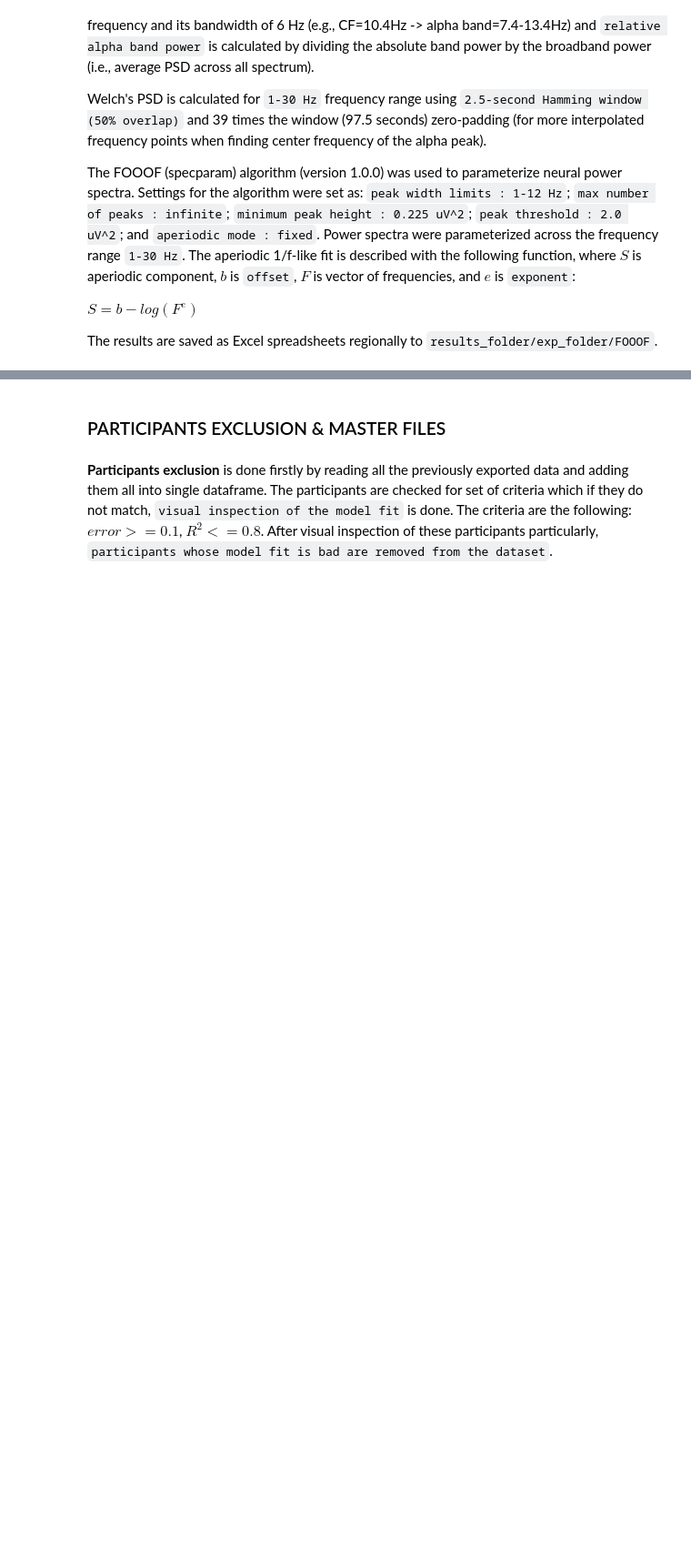
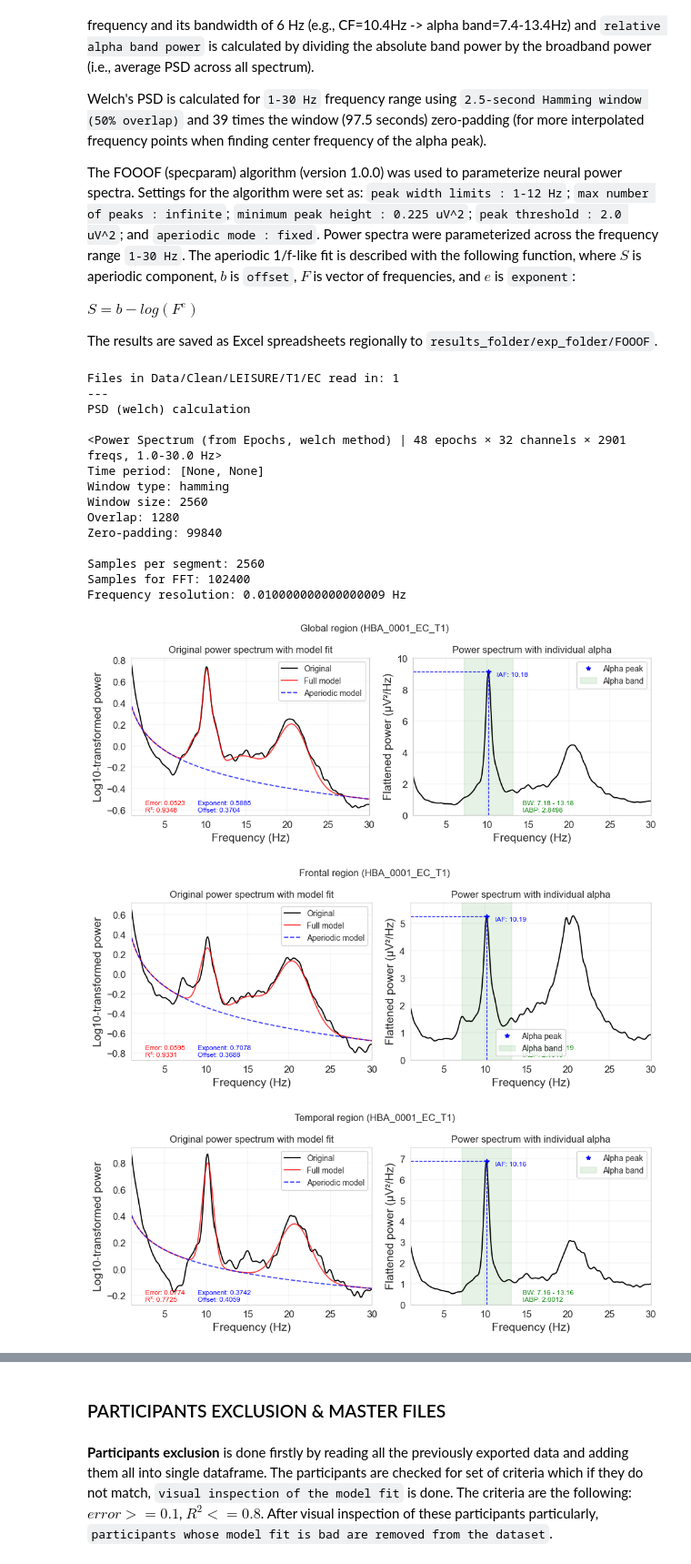
Before and after one commit to teanijarv/EEG-pyline, a Jupyter notebook: studies/Campbell_LEISURE_rsEEG_aperiodic+ind_alpha+attention.ipynb, the cells around one changed output, grey strips where cells are left out. Shown at 91% size. Cells and saved outputs as stored; diff of their text form; code cells hidden in the pictures; blank space fills up the shorter version.

```diff
--- a/studies/Campbell_LEISURE_rsEEG_aperiodic+ind_alpha+attention.ipynb
+++ b/studies/Campbell_LEISURE_rsEEG_aperiodic+ind_alpha+attention.ipynb
@@ -68,7 +74,9 @@ file_dirs, subject_names = arrange.read_files(dir_inprogress,'.bdf')
 for i in range(len(file_dirs)):
     # Read in the raw EEG data
     raw = mne.io.read_raw_bdf(file_dirs[i], infer_types=True, eog=eog_channels,
-                              stim_channel=stimulus_channel).drop_channels(['Erg1'])
+                              stim_channel=stimulus_channel)
+    if 'Erg1' in raw.info['ch_names']:
+        raw = raw.drop_channels(['Erg1'])
 
     # Set the right montage (Biosemi32) and set reference as average across all channels
     raw = raw.set_montage(mne.channels.make_standard_montage(montage)).load_data()\
@@ -147,8 +155,13 @@ bands = {'Alpha' : [7, 14]}
 brain_regions = {'Global' : ['Fp1', 'AF3', 'F3', 'FC1', 'Fp2', 'AF4', 'F4', 'FC2', 'Fz',
                              'F7', 'FC5', 'T7', 'C3', 'F8', 'FC6', 'T8', 'C4', 'Cz',
                              'CP5', 'P3', 'P7', 'CP6', 'P4', 'P8', 'CP1', 'CP2', 'Pz',
-                             'PO3', 'PO4', 'O1', 'O2', 'Oz']}
-flat_spectr_scale = 'linear'
+                             'PO3', 'PO4', 'O1', 'O2', 'Oz'],
+                 'Frontal' : ['AF3', 'F3', 'FC1', 'AF4', 'F4', 'FC2', 'Fz'],
+                 'Temporal' : ['F7', 'FC5', 'T7', 'F8', 'FC6', 'T8'],
+                 'Parieto-occipital' : ['P3', 'P7', 'P4', 'P8', 'Pz',
+                                        'PO3', 'PO4', 'O1', 'O2', 'Oz']}
+
+ind_spectr_type = 'linear_flat' # linear_normal, _normal, 'linear_flat', log_flat
 plot_rich = True
 savefig = True
 savespectrum = False
@@ -218,11 +231,17 @@ for i in range(len(file_dirs)):
         fm.fit(freqs, psds_temp, psd_params['fminmax'])
 
         # Log-linear conversion based on the chosen amplitude scale
-        if flat_spectr_scale == 'linear':
+        if ind_spectr_type == 'linear_flat':
             flatten_spectrum = 10 ** fm._spectrum_flat
+            flat_spectr_ylabel = 'Flattened power (µV\u00b2/Hz)'
+        elif ind_spectr_type == 'log_flat':
+            flatten_spectrum = fm._spectrum_flat
+            flat_spectr_ylabel = 'Flattened log10-transformed power'
+        elif ind_spectr_type == 'linear_normal':
+            flatten_spectrum = psds_temp
             flat_spectr_ylabel = 'Power (µV\u00b2/Hz)'
-        elif flat_spectr_scale == 'log':
-            flatten_spectrum = fm._spectrum_flat
+        elif ind_spectr_type == 'log_normal':
+            flatten_spectrum = np.log10(psds_temp)
             flat_spectr_ylabel = 'Log10-transformed power'
 
         # Find individual alpha band parameters
@@ -240,11 +259,11 @@ for i in range(len(file_dirs)):
         # Plot power spectrum model + aperiodic fit
         fig, axs = plt.subplots(nrows=1, ncols=2, figsize=(10, 4), dpi=100)
         plot_spectrum(fm.freqs, fm.power_spectrum,
-                    ax=axs[0], plot_style=None, **data_kwargs)
+                    ax=axs[0], **data_kwargs)
         plot_spectrum(fm.freqs, fm.fooofed_spectrum_,
-                    ax=axs[0], plot_style=None, **model_kwargs)
+                    ax=axs[0], **model_kwargs)
         plot_spectrum(fm.freqs, fm._ap_fit,
-                    ax=axs[0], plot_style=None, **aperiodic_kwargs)
+                    ax=axs[0], **aperiodic_kwargs)
         axs[0].set_xlim(psd_params['fminmax'])
         axs[0].grid(linewidth=0.2)
         axs[0].set_xlabel('Frequency (Hz)')
@@ -254,18 +273,20 @@ for i in range(len(file_dirs)):
 
         # Flattened spectrum plot (i.e., minus aperiodic fit)
         plot_spectrum(fm.freqs, flatten_spectrum,
-                    ax=axs[1], plot_style=None, **flat_kwargs)
+                    ax=axs[1], **flat_kwargs)
         axs[1].plot(cf, pw, '*', color='blue', label='{} peak'.format(list(bands.keys())[0]))
         axs[1].set_xlim(psd_params['fminmax'])
-        if flat_spectr_scale == 'linear': (axs[1].set_ylim([0, pw*1.1]))
-        if flat_spectr_scale == 'log': (axs[1].set_ylim([None, pw*1.1]))
+        if ind_spectr_type == 'linear_flat' or ind_spectr_type == 'linear_normal':
+            (axs[1].set_ylim([0, pw*1.1]))
+        if ind_spectr_type == 'log_flat' or ind_spectr_type == 'log_normal':
+            (axs[1].set_ylim([None, pw*1.1]))
         axs[1].axvline(x=cf, ymin=0, ymax=pw/(pw*1.1), **hvline_kwargs)
         axs[1].axhline(y=pw, xmin=0, xmax=cf/(psd_params['fminmax'][1]+1), **hvline_kwargs)
         axs[1].axvspan(bw[0], bw[1], alpha=0.1, color='green', label='{} band'.format(list(bands.keys())[0]))
         axs[1].grid(linewidth=0.2)
         axs[1].set_xlabel('Frequency (Hz)')
         axs[1].set_ylabel(flat_spectr_ylabel)
-        axs[1].set_title('Flattened power spectrum')
+        axs[1].set_title('Power spectrum with individual alpha')
         axs[1].legend()
 
         # If true, plot all the exported variables on the plots
@@ -302,36 +323,57 @@ for i in range(len(file_dirs)):
         globals()["df_fooof_"+region].loc[globals()["df_fooof_"+region].index[i],'{} BW'.\
                         format(list(bands.keys())[0])] = str(bw)
         globals()["df_fooof_"+region].loc[globals()["df_fooof_"+region].index[i],'{} absolute power'.\
                         format(list(bands.keys())[0])] = abs_bp
         globals()["df_fooof_"+region].loc[globals()["df_fooof_"+region].index[i],'{} relative power'.\
                         format(list(bands.keys())[0])] = rel_bp
         globals()["df_fooof_"+region].loc[globals()["df_fooof_"+region].index[i],'R_2']\
                                                         = fm.get_params('r_squared')
         globals()["df_fooof_"+region].loc[globals()["df_fooof_"+region].index[i],'Error']\
                                                         = fm.get_params('error')
 
         # Add the original and flattened power spectra to the dataframe
         globals()["df_powerspectra_"+region].loc[subject_names[i]] = fm.power_spectrum
         globals()["df_flatpowerspectra_"+region].loc[subject_names[i]] = flatten_spectrum
 
 # Export aperiodic data for all regions
 for region in df_psds_regions.columns:
-    globals()["df_fooof_"+region].to_excel('{}/{}/FOOOF/{}_{}_fooof.xlsx'.format(results_folder,
+    globals()["df_fooof_"+region].to_excel('{}/{}/FOOOF/{}_{}_{}_fooof.xlsx'.format(results_folder,
                                                                                 exp_folder,
                                                                                 exp_condition,
-                                                                                region))
+                                                                                region,
+                                                                                ind_spectr_type))
     display(globals()["df_fooof_"+region])
 
     if savespectrum == True:
-        globals()["df_powerspectra_"+region].to_excel('{}/{}/{}/{}_powerspectra_{}.xlsx'.format(spectra_folder,
+        globals()["df_powerspectra_"+region].to_excel('{}/{}/{}/{}_powerspectra_{}_{}.xlsx'.format(spectra_folder,
                                                                                                 exp_folder,
                                                                                                 spectrum_name,
                                                                                                 exp_condition,
-                                                                                                region))
-        globals()["df_flatpowerspectra_"+region].to_excel('{}/{}/{}/{}_flatpowerspectra_{}.xlsx'.format(spectra_folder,
+                                                                                                region,
+                                                                                                ind_spectr_type))
+        globals()["df_flatpowerspectra_"+region].to_excel('{}/{}/{}/{}_flatpowerspectra_{}_{}.xlsx'.format(spectra_folder,
                                                                                                         exp_folder,
                                                                                                         spectrum_name,
                                                                                                         exp_condition,
-                                                                                                        region))
+                                                                                                        region,
+                                                                                                        ind_spectr_type))
         #display(globals()["df_powerspectra_"+region])
         #display(globals()["df_flatpowerspectra_"+region])
+# %% [output]
+Files in Data/Clean/LEISURE/T1/EC read in: 1
+---
+PSD (welch) calculation
+
+<Power Spectrum (from Epochs, welch method) | 48 epochs × 32 channels × 2901 freqs, 1.0-30.0 Hz>
+Time period: [None, None]
+Window type: hamming
+Window size: 2560
+Overlap: 1280
+Zero-padding: 99840
+
+Samples per segment: 2560
+Samples for FFT: 102400
+Frequency resolution: 0.010000000000000009 Hz
+[figure, added]
+[figure, added]
+[figure, added]
```
Also changed, not shown: parts of 14 cells of this notebook, 4 other files.
